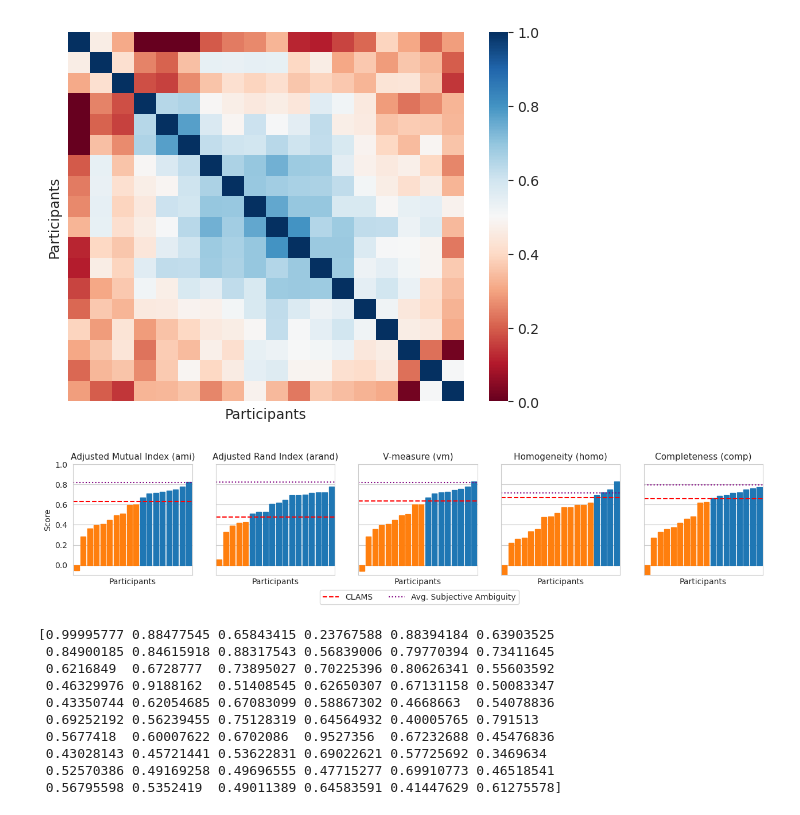
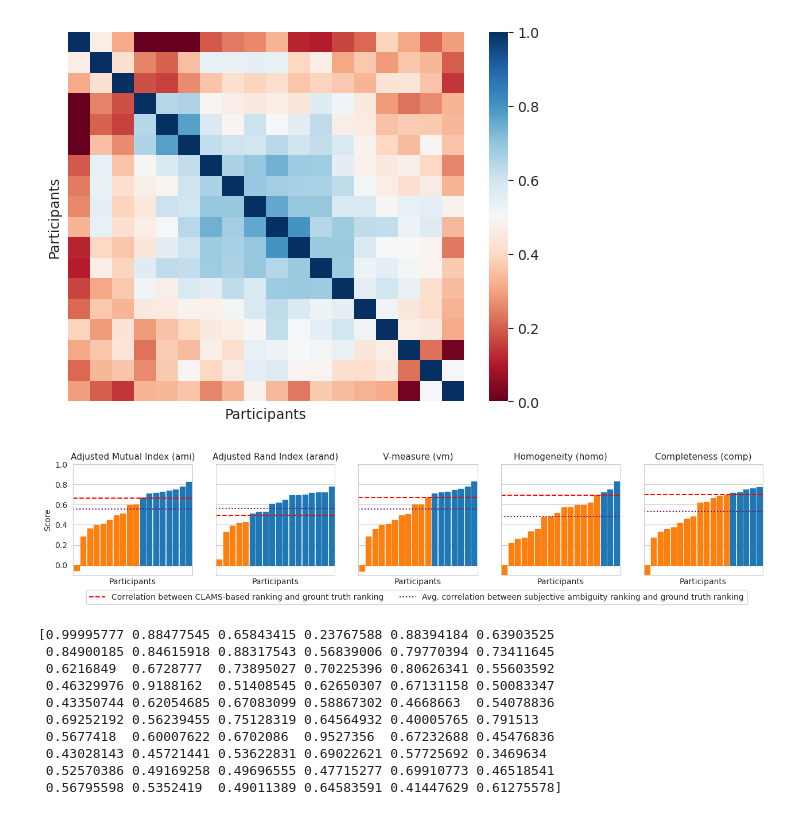
Before and after one commit to hj-n/cluster-ambiguity, a Jupyter notebook: src/scatterplots/analysis.ipynb, the cells around one changed output. Drawn from its saved outputs; the diff is of its cells as text; code cells hidden in the pictures.

```diff
--- a/src/scatterplots/analysis.ipynb
+++ b/src/scatterplots/analysis.ipynb
@@ -291,38 +291,38 @@ for i, amb_list in enumerate(
   sns.barplot(x=np.arange(len(corr_list)), y=corr_list, ax=ax[i])
 
 
 
 	## change bar color that are bigger than clams
   for j, is_bigger in enumerate(bigger_than_clams):
     if is_bigger:
       ax[i].patches[j].set_color(sns.color_palette("tab10")[0])
     else:
       ax[i].patches[j].set_color(sns.color_palette("tab10")[1])
   ax[i].set_ylim(top=1)
 
 
-  ax[i].axhline(aginst_clams, color="red", linestyle="dashed", label="CLAMS")
-  ax[i].axhline(against_user_selected_ambiguity, color="purple", linestyle="dotted", label="Avg. Subjective Ambiguity")
+  ax[i].axhline(aginst_clams, color="red", linestyle="dashed", label="Correlation between CLAMS-based ranking and grount truth ranking")
+  ax[i].axhline(np.mean(corr_list), color="purple", linestyle="dotted", label="Avg. correlation between subjective ambiguity ranking and ground truth ranking")
 
-  if i == 2:
-    ax[i].legend(loc="upper left", bbox_to_anchor=(-0.36, -0.1), ncol=2)
+  if i == 0:
+    ax[i].legend(loc="upper left", bbox_to_anchor=(0.075, -0.1), ncol=2)
   ax[i].set_title(ground_truth_name_list[i], fontsize=11)
   ax[i].set_xticks([])
 
   ax[i].set_xlabel("Participants")
   if i == 0:
     ax[i].set_ylabel("Score")
 
 	## remove margin between bars
 
 # plt.tight_layout()
 
 
 plt.savefig("./analysis_figures/amb_corr_bar.pdf", dpi=300, bbox_inches="tight")
 plt.savefig("./analysis_figures/amb_corr_bar.png", dpi=300, bbox_inches="tight")
 plt.show()
 # %% [output]
-[figure, old version]
+[figure, new version]
 # %%
 print(ambiguities)
 
```
Also changed, not shown: parts of 1 cell of this notebook, 1 other file.
